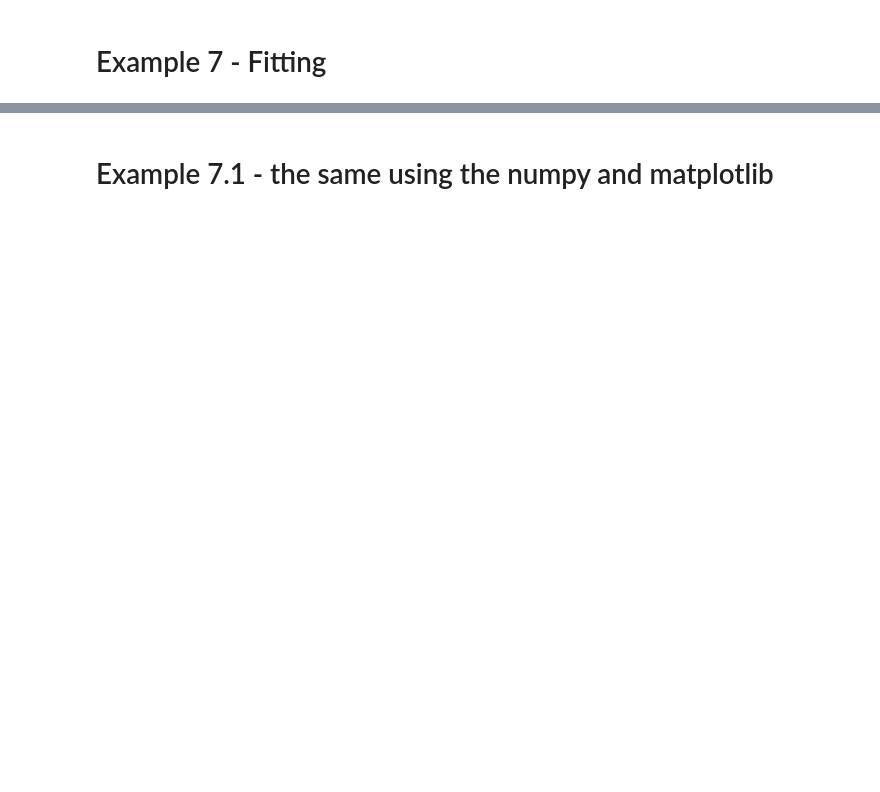
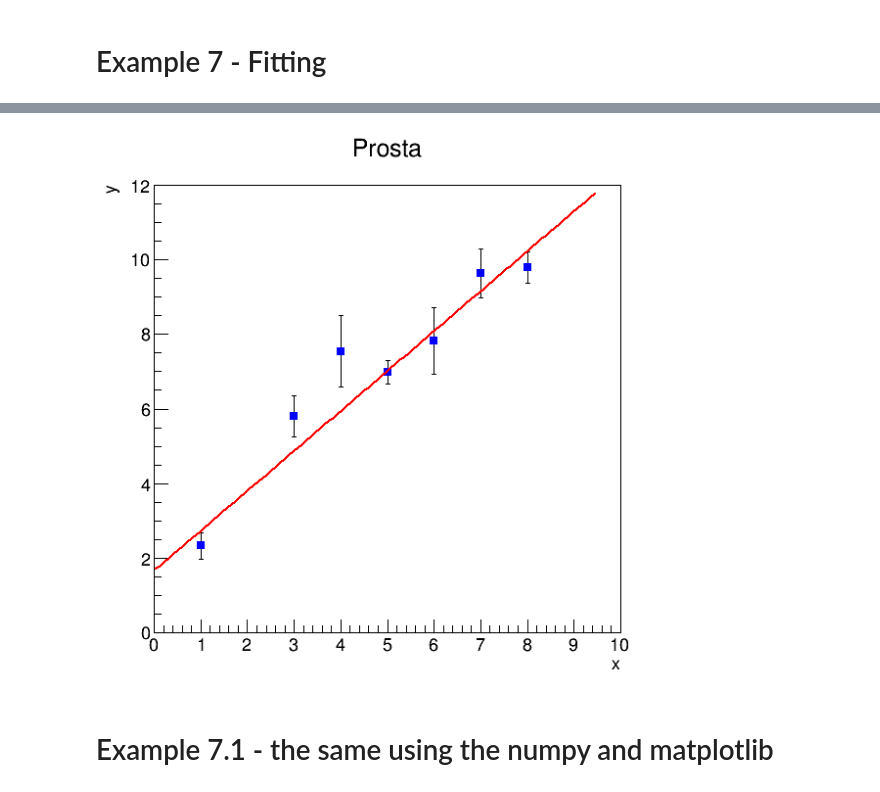
Before and after one commit to barraldiaz/Modern_Particle_Physics_Experiments, a Jupyter notebook: 01_Introduction_to_ROOT/01_Introduction_to_ROOT.ipynb, the cells around one changed output, grey strips where cells are left out. Saved outputs shown, nothing was run; the diff lists cells and outputs as text; code cells hidden in the pictures; blank space fills up the shorter version.

```diff
--- a/01_Introduction_to_ROOT/01_Introduction_to_ROOT.ipynb
+++ b/01_Introduction_to_ROOT/01_Introduction_to_ROOT.ipynb
@@ -381,6 +411,8 @@ entires: 10
 
 import sys
 import math
+import numpy as np
+#from array import array
 from ROOT import *
 
 def average_meas(points) :
@@ -398,15 +430,16 @@ def sigma_meas(points) :
   return sigma
 
 
-x = [ 1,  3,   4,   5,    6,   7,   8]
-y = []
-e = []
-a=1.
-b=2.
+x = array('d',[ 1,  3,   4,   5,    6,   7,   8])
+y = array('d',len(x)*[0.])
+e = array('d',len(x)*[0.])
+a = 1.
+b = 2.
 s = [ 1., 2., 3., 1., 2.,  3., 1.]
 g = TF1("g","gaus",-20.,30.)
 g.SetParameter(0,1.)
 gRandom.SetSeed(2022)
+
 for i in range(len(x)):
   mean=a*x[i]+b
   g.SetParameter(1,mean)
@@ -416,14 +449,41 @@ for i in range(len(x)):
   for j in range(nValues) :
     val = g.GetRandom()
     values.append(val)
-  y.append(average_meas(values))
-# e.append(s[i]/math.sqrt(nValues))
-  e.append(sigma_meas(values)/math.sqrt(nValues))
+
+  y[i]=average_meas(values)
+  e[i]=sigma_meas(values)/math.sqrt(nValues)
+#  y[i]=np.mean(values)
+#  e[i]=np.std(values)/math.sqrt(nValues-1)
   print ('point  i:',i,' x=',x[i],' y=',y[i],' error=',e[i])
 
-gr=TGraphErrors(7)
+
+xnp = np.array(x)
+ynp = np.array(y)
+enp = np.array(e)
+
+w=1.0/enp**2
+S = np.sum(w)
+Sx = np.sum(w*xnp)
+Sy = np.sum(w*ynp)
+Sxx = np.sum(w*xnp*xnp)
+Sxy = np.sum(w*xnp*ynp)
+
+D = S*Sxx-Sx*Sx
+a_fit = (S*Sxy-Sx*Sy)/D
+b_fit = (Sxx*Sy-Sx*Sxy)/D
+
+d = (ynp-(a_fit*xnp+b_fit))/enp
+chi2 = np.sum(np.square(d))
+print("Fitted values:  a = {},  b = {}".format(a_fit,b_fit))
+print("fit    errors: sa = {}, sb = {}".format(math.sqrt(S/D),math.sqrt(Sxx/D)))
+print ('chi2/NDF=',chi2/(len(x)-2.))
+
+gr = TGraphErrors(len(x), x, y, array('d',len(x)*[0.]), e)
 gr.SetMarkerColor(4)
 gr.SetMarkerStyle(21)
+
+'''
+gr=TGraphErrors(7)
 
 S=0
 Sxx=0
@@ -442,11 +502,18 @@ for i in range (len(x)) :
   Sxy += x[i]*y[i]*w_i
   Sy += y[i]*w_i
 
+D = S*Sxx-Sx*Sx
+a_fit = (S*Sxy-Sx*Sy)/D
+b_fit = (Sxx*Sy-Sx*Sxy)/D
 
-D = S*Sxx-Sx*Sx
-a = (S*Sxy-Sx*Sy)/D
-b = (Sxx*Sy-Sx*Sxy)/D
-
+chi2 = 0;
+for i in range (0,7) :
+  d = (y[i]-(a_fit*x[i]+b_fit))/e[i]
+  chi2 += d*d
+print (' a=',a_fit,' b=',b_fit)
+print ('sa=',math.sqrt(S/D),' sb=',math.sqrt(Sxx/D))
+print ('chi2/NDF=',chi2/(len(x)-2.))
+'''
 
 c = TCanvas('cFitting','cFitting',600,600)
 hDummy = TH1D('hDummy','Prosta',100,0.,10.)
@@ -457,20 +524,22 @@ hDummy.GetYaxis().SetTitle("y")
 hDummy.SetStats(0)
 hDummy.DrawCopy()
 
-gr.Draw('s p')
+gr.Draw(' p')
 
-fline = TF1("flane", "[0]*x+[1]",0.,9.5)
-fline.SetParameter(0,a)
-fline.SetParameter(1,b)
+
+fline = TF1("fline", "[0]*x+[1]",0.,9.5)
+fline.SetParameter(0,a_fit)
+fline.SetParameter(1,b_fit)
 fline.Draw('same')
 
+#
+# two ways of Fitting
+#
+#gr.Fit('pol1'," ")
+#gr.Fit(fline," ")
+
 c.Print('cFitting.png')
+hDummy.Delete()
 
-chi2 = 0;
-for i in range (0,7) :
-  d = (y[i]-(a*x[i]+b))/e[i]
-  chi2 += d*d
-print (' a=',a,' b=',b)
-print ('sa=',math.sqrt(S/D),' sb=',math.sqrt(Sxx/D))
-print ('chi2/NDF=',chi2/(len(x)-2.))
 c.Draw()
+# %% [output]
@@ -477,3 +558,4 @@ c.Draw()
+[figure, added]
 # %% [markdown]
 # Example 7.1 - the same using the numpy and matplotlib
 # %%
```
Also changed, not shown: parts of 7 cells of this notebook.
